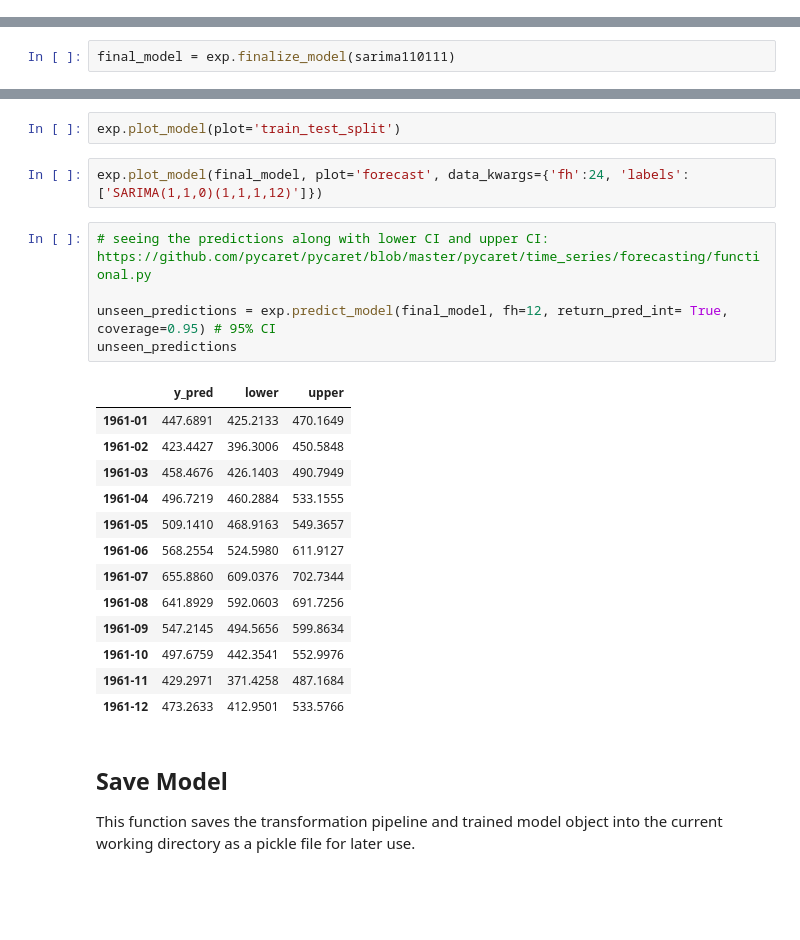
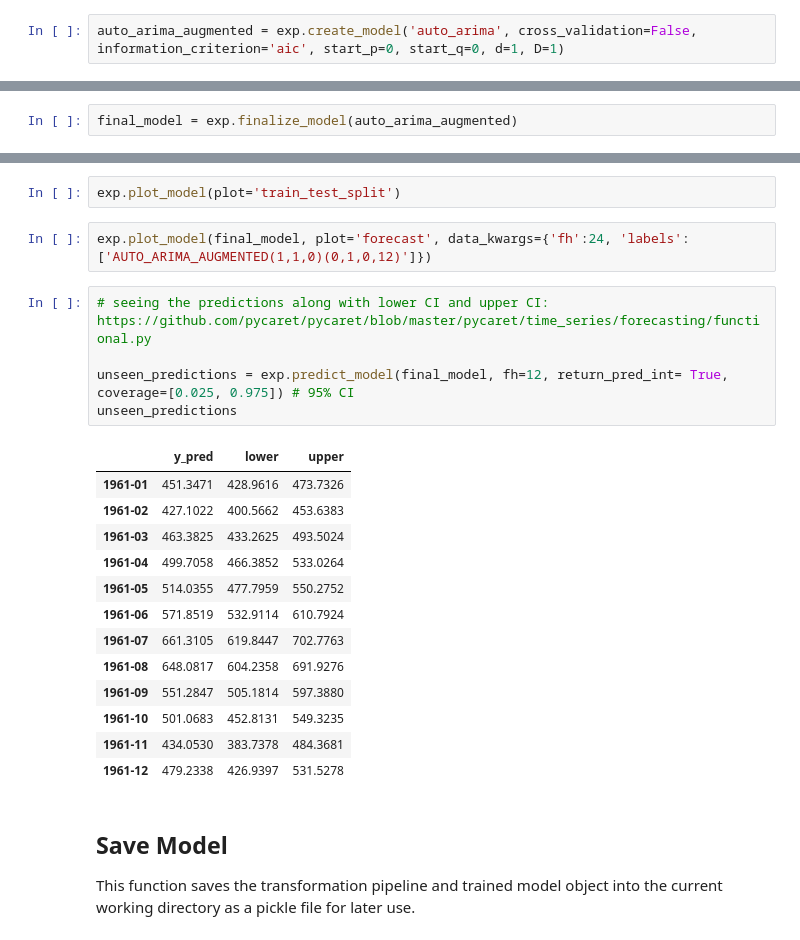
Before and after one commit to PJalgotrader/Deep_forecasting-USU, a Jupyter notebook: Lectures and codes/Module 4- ARIMA/Module4-ARIMA.ipynb, the cells around one changed output, grey strips where cells are left out. Cells and saved outputs as stored; diff of their text form; blank space fills up the shorter version.

Commit message:
updating the ARIMA notebook

```diff
--- a/Lectures and codes/Module 4- ARIMA/Module4-ARIMA.ipynb
+++ b/Lectures and codes/Module 4- ARIMA/Module4-ARIMA.ipynb
@@ -438,0 +441,2 @@ Comparing the output of our own SARIMA and auto ARIMA, our sarima111010 generate
+# %%
+auto_arima_augmented = exp.create_model('auto_arima', cross_validation=False, information_criterion='aic', start_p=0, start_q=0, d=1, D=1)
@@ -527,4 +576,4 @@ This function trains a given estimator on the entire dataset including the holdo
 
 Model finalization is the last step in the experiment. This workflow will eventually lead you to the best model for use in making predictions on new and unseen data. The finalize_model() function fits the model onto the complete dataset including the test/hold-out sample. The purpose of this function is to train the model on the complete dataset before it is deployed in production.
 # %%
-final_model = exp.finalize_model(sarima110111)
+final_model = exp.finalize_model(auto_arima_augmented)
@@ -548,26 +605,26 @@ The predict_model() function is also used to predict on the unseen dataset.
 # %%
 exp.plot_model(plot='train_test_split')
 # %%
-exp.plot_model(final_model, plot='forecast', data_kwargs={'fh':24, 'labels':['SARIMA(1,1,0)(1,1,1,12)']})
+exp.plot_model(final_model, plot='forecast', data_kwargs={'fh':24, 'labels':['AUTO_ARIMA_AUGMENTED(1,1,0)(0,1,0,12)']})
 # %%
 # seeing the predictions along with lower CI and upper CI: https://github.com/pycaret/pycaret/blob/master/pycaret/time_series/forecasting/functional.py
 
-unseen_predictions = exp.predict_model(final_model, fh=12, return_pred_int= True, coverage=0.95) # 95% CI
+unseen_predictions = exp.predict_model(final_model, fh=12, return_pred_int= True, coverage=[0.025, 0.975]) # 95% CI
 unseen_predictions
 # %% [output]
 |  | y_pred | lower | upper |
-| 1961-01 | 447.6891 | 425.2133 | 470.1649 |
-| 1961-02 | 423.4427 | 396.3006 | 450.5848 |
-| 1961-03 | 458.4676 | 426.1403 | 490.7949 |
-| 1961-04 | 496.7219 | 460.2884 | 533.1555 |
-| 1961-05 | 509.1410 | 468.9163 | 549.3657 |
-| 1961-06 | 568.2554 | 524.5980 | 611.9127 |
-| 1961-07 | 655.8860 | 609.0376 | 702.7344 |
-| 1961-08 | 641.8929 | 592.0603 | 691.7256 |
-| 1961-09 | 547.2145 | 494.5656 | 599.8634 |
-| 1961-10 | 497.6759 | 442.3541 | 552.9976 |
-| 1961-11 | 429.2971 | 371.4258 | 487.1684 |
-| 1961-12 | 473.2633 | 412.9501 | 533.5766 |
+| 1961-01 | 451.3471 | 428.9616 | 473.7326 |
+| 1961-02 | 427.1022 | 400.5662 | 453.6383 |
+| 1961-03 | 463.3825 | 433.2625 | 493.5024 |
+| 1961-04 | 499.7058 | 466.3852 | 533.0264 |
+| 1961-05 | 514.0355 | 477.7959 | 550.2752 |
+| 1961-06 | 571.8519 | 532.9114 | 610.7924 |
+| 1961-07 | 661.3105 | 619.8447 | 702.7763 |
+| 1961-08 | 648.0817 | 604.2358 | 691.9276 |
+| 1961-09 | 551.2847 | 505.1814 | 597.3880 |
+| 1961-10 | 501.0683 | 452.8131 | 549.3235 |
+| 1961-11 | 434.0530 | 383.7378 | 484.3681 |
+| 1961-12 | 479.2338 | 426.9397 | 531.5278 |
 # %% [markdown]
 ## Save Model
 
```
Also changed, not shown: parts of 35 cells of this notebook, 1 other file.
